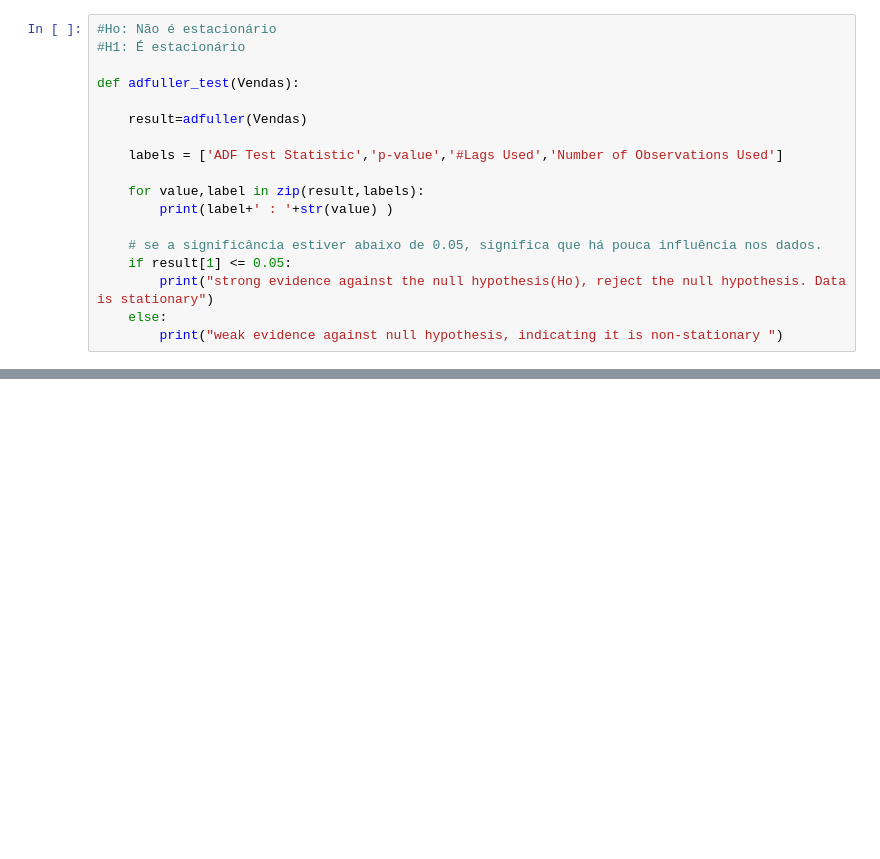
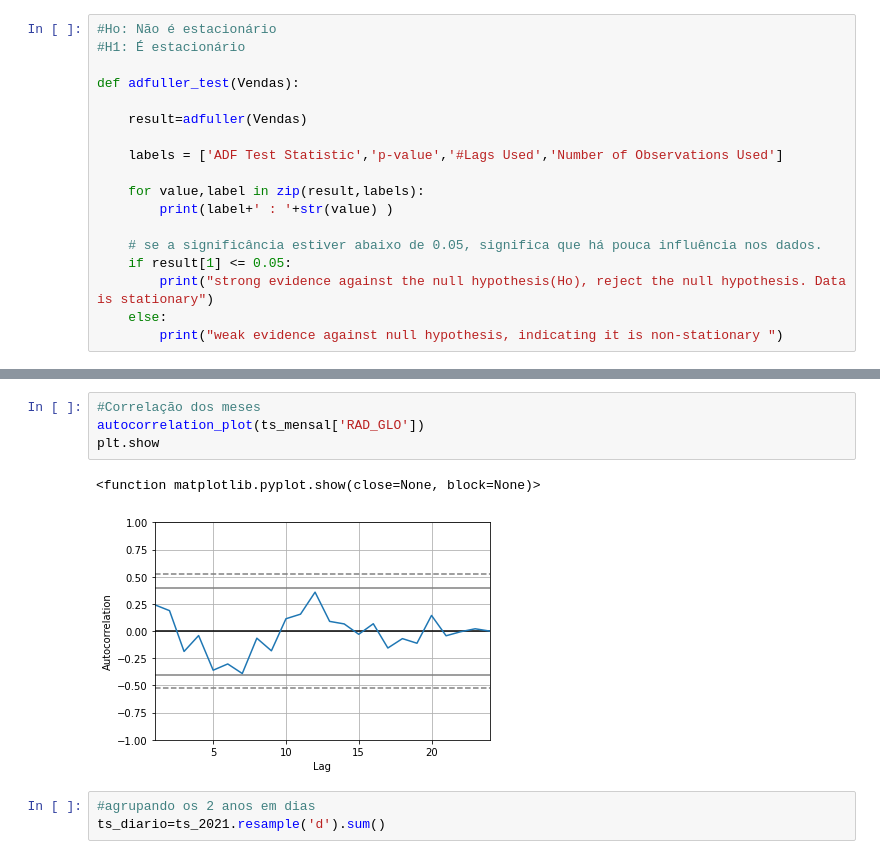
Before and after one commit to ThaliSug/Projeto_DH, a Jupyter notebook: 5. Time Series.ipynb, the cells around one changed output, grey strips where cells are left out. Drawn from its saved outputs; the diff is of its cells as text; blank space fills up the shorter version.

```diff
--- a/5. Time Series.ipynb
+++ b/5. Time Series.ipynb
@@ -205,0 +163,10 @@ plot_pacf(ts,lags=90,zero=False,title="PACF da estação");
+# %%
+#Correlação dos meses
+autocorrelation_plot(ts_mensal['RAD_GLO'])
+plt.show
+# %% [output]
+<function matplotlib.pyplot.show(close=None, block=None)>
+[figure, added]
+# %%
+#agrupando os 2 anos em dias
+ts_diario=ts_2021.resample('d').sum()
```
Also changed, not shown: parts of 97 cells of this notebook.
